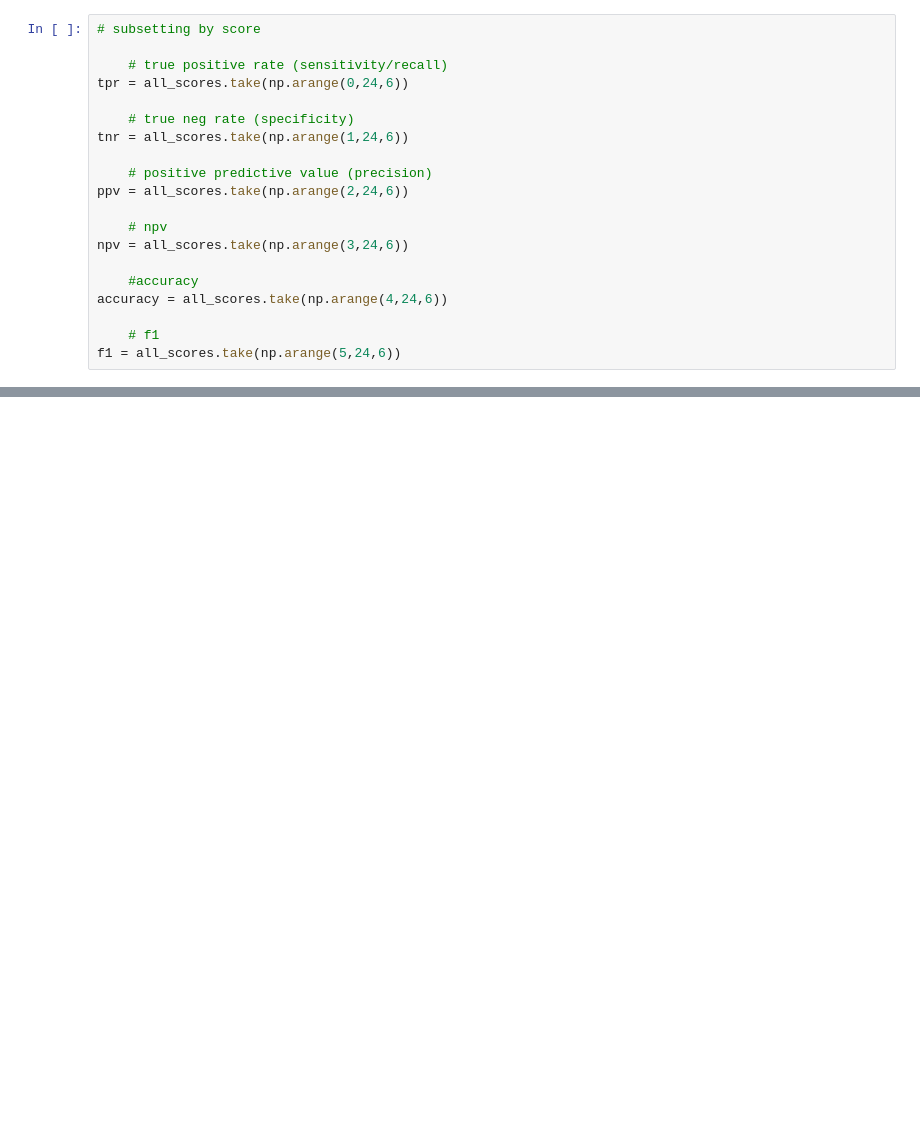
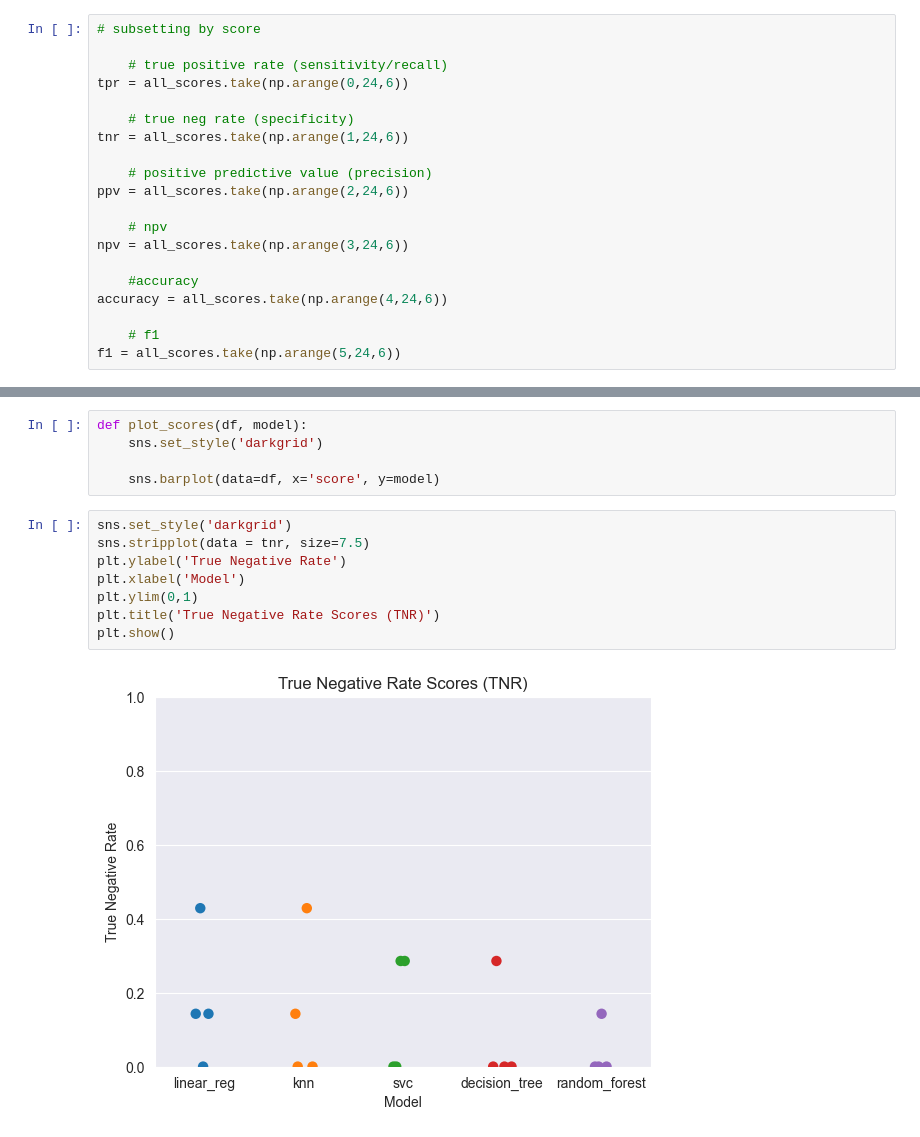
Before and after one commit to leena-kang/WHEL_Study, a Jupyter notebook: WHEL's Study Classification Model.ipynb, the cells around one changed output, grey strips where cells are left out. Cells and saved outputs as stored; diff of their text form; blank space fills up the shorter version.

```diff
--- a/WHEL's Study Classification Model.ipynb
+++ b/WHEL's Study Classification Model.ipynb
@@ -1349,0 +1368,15 @@ tpr
+# %%
+def plot_scores(df, model):
+    sns.set_style('darkgrid')
+
+    sns.barplot(data=df, x='score', y=model)
+# %%
+sns.set_style('darkgrid')
+sns.stripplot(data = tnr, size=7.5)
+plt.ylabel('True Negative Rate')
+plt.xlabel('Model')
+plt.ylim(0,1)
+plt.title('True Negative Rate Scores (TNR)')
+plt.show()
+# %% [output]
+[figure, added]
```
Also changed, not shown: parts of 6 cells of this notebook, 2 other files.
